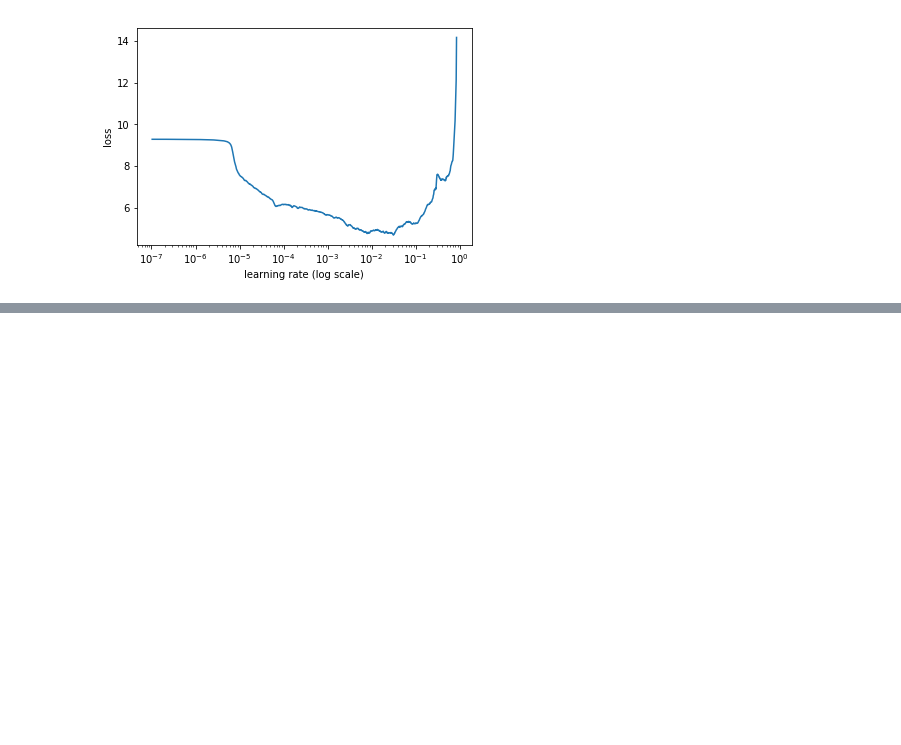
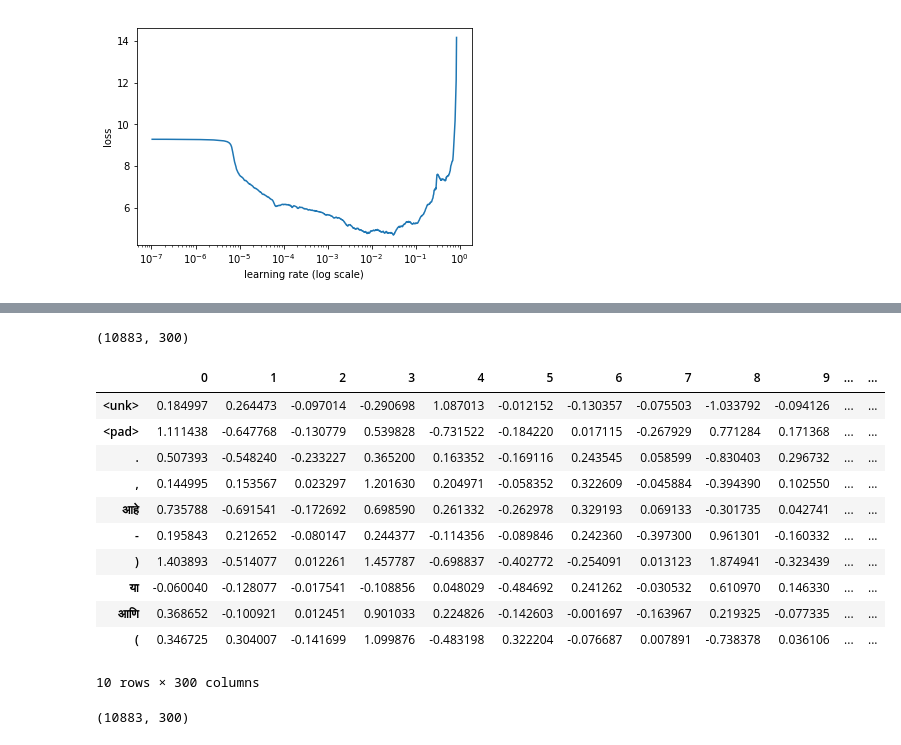
Before and after one commit to Shashi456/Marathi2Vec, a Jupyter notebook: Marathi2Vec.ipynb, the cells around one changed output, grey strips where cells are left out. Drawn from its saved outputs; the diff is of its cells as text; code cells hidden in the pictures; blank space fills up the shorter version.

```diff
--- a/Marathi2Vec.ipynb
+++ b/Marathi2Vec.ipynb
@@ -341,0 +515,5 @@ NotebookApp.rate_limit_window=3.0 (secs)
+# %%
+#TEXT = pickle.load(open(f'{data}models/TEXT.pkl','rb'))
+m = pickle.load(open(f'{data}models/wiki_lang.pkl','rb'))
+m[0].bs=1
+m.eval()
@@ -341,0 +559,6 @@ NotebookApp.rate_limit_window=3.0 (secs)
+# %%
+emb_np.shape
+# %% [output]
+(10883, 300)
+# %%
+TEXT = pickle.load(open(f'{data}//models//TEXT_min_freq50.pkl','rb'))
@@ -341,0 +568,27 @@ NotebookApp.rate_limit_window=3.0 (secs)
+# %%
+TEXT_vec = pickle.load(open(f'{data}models/TEXT_vec.pkl','rb'))
+# %%
+Marathi2Vec = pd.DataFrame(to_np(TEXT_vec.vocab.vectors))
+Marathi2Vec.index = TEXT_vec.vocab.itos
+Marathi2Vec.head(10)
+# %% [output]
+|  | 0 | 1 | 2 | 3 | 4 | 5 | 6 | 7 | 8 | 9 | ... | ... |
+| <unk> | 0.184997 | 0.264473 | -0.097014 | -0.290698 | 1.087013 | -0.012152 | -0.130357 | -0.075503 | -1.033792 | -0.094126 | ... | ... |
+| <pad> | 1.111438 | -0.647768 | -0.130779 | 0.539828 | -0.731522 | -0.184220 | 0.017115 | -0.267929 | 0.771284 | 0.171368 | ... | ... |
+| . | 0.507393 | -0.548240 | -0.233227 | 0.365200 | 0.163352 | -0.169116 | 0.243545 | 0.058599 | -0.830403 | 0.296732 | ... | ... |
+| , | 0.144995 | 0.153567 | 0.023297 | 1.201630 | 0.204971 | -0.058352 | 0.322609 | -0.045884 | -0.394390 | 0.102550 | ... | ... |
+| आहे | 0.735788 | -0.691541 | -0.172692 | 0.698590 | 0.261332 | -0.262978 | 0.329193 | 0.069133 | -0.301735 | 0.042741 | ... | ... |
+| - | 0.195843 | 0.212652 | -0.080147 | 0.244377 | -0.114356 | -0.089846 | 0.242360 | -0.397300 | 0.961301 | -0.160332 | ... | ... |
+| ) | 1.403893 | -0.514077 | 0.012261 | 1.457787 | -0.698837 | -0.402772 | -0.254091 | 0.013123 | 1.874941 | -0.323439 | ... | ... |
+| या | -0.060040 | -0.128077 | -0.017541 | -0.108856 | 0.048029 | -0.484692 | 0.241262 | -0.030532 | 0.610970 | 0.146330 | ... | ... |
+| आणि | 0.368652 | -0.100921 | 0.012451 | 0.901033 | 0.224826 | -0.142603 | -0.001697 | -0.163967 | 0.219325 | -0.077335 | ... | ... |
+| ( | 0.346725 | 0.304007 | -0.141699 | 1.099876 | -0.483198 | 0.322204 | -0.076687 | 0.007891 | -0.738378 | 0.036106 | ... | ... |
+10 rows × 300 columns
+# %%
+Marathi2save = Marathi2Vec[~hindi2vec.index.str.contains(' ')]
+
+Marathi2save.to_csv(f'{data}models//Marathi2Vec.vec',sep=' ',header=False, line_terminator='\n')
+#add NB_ROWS NB_COLS as header
+Marathi2save.shape
+# %% [output]
+(10883, 300)
```
Also changed, not shown: parts of 21 cells of this notebook.
